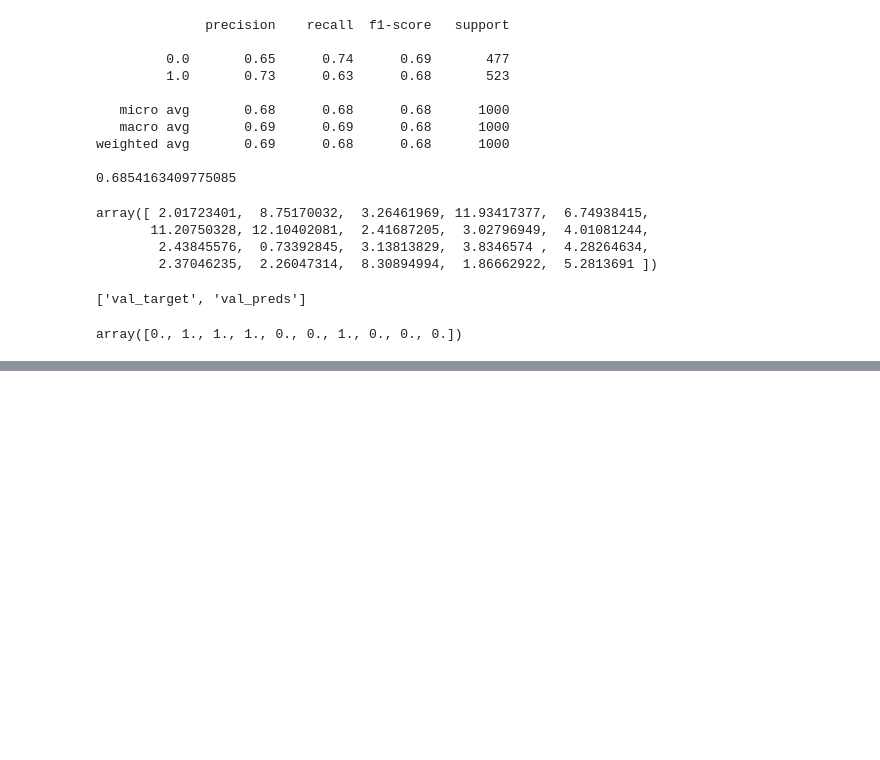
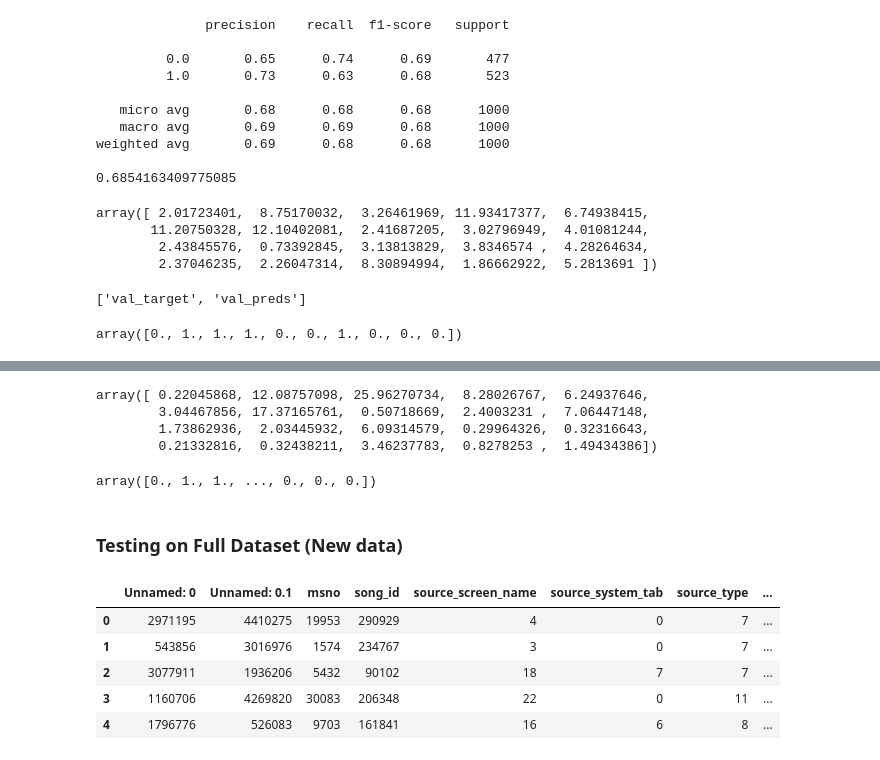
Before and after one commit to yunrulovescoding/CS229, a Jupyter notebook: Gradient Boosting.ipynb, the cells around one changed output, grey strips where cells are left out. Drawn from its saved outputs; the diff is of its cells as text; code cells hidden in the pictures; blank space fills up the shorter version.

```diff
--- a/Gradient Boosting.ipynb
+++ b/Gradient Boosting.ipynb
@@ -344,0 +342,22 @@ weighted avg       0.63      0.63      0.63   1475461
+# %%
+feat_imp
+# %% [output]
+array([ 0.22045868, 12.08757098, 25.96270734,  8.28026767,  6.24937646,
+        3.04467856, 17.37165761,  0.50718669,  2.4003231 ,  7.06447148,
+        1.73862936,  2.03445932,  6.09314579,  0.29964326,  0.32316643,
+        0.21332816,  0.32438211,  3.46237783,  0.8278253 ,  1.49434386])
+# %%
+pred_test_y
+# %% [output]
+array([0., 1., 1., ..., 0., 0., 0.])
+# %% [markdown]
+### Testing on Full Dataset (New data)
+# %%
+train_X = pd.read_csv('new_data/new_train_X.csv')
+train_y = pd.read_csv('new_data/new_train_y.csv')
+
+val_X = pd.read_csv('new_data/new_valid_X.csv')
+val_y = pd.read_csv('new_data/new_valid_y.csv')
+
+test_X = pd.read_csv('new_data/new_test_X.csv')
+test_y = pd.read_csv('new_data/new_test_y.csv')
@@ -344,0 +368,9 @@ weighted avg       0.63      0.63      0.63   1475461
+# %%
+train_X.head()
+# %% [output]
+|  | Unnamed: 0 | Unnamed: 0.1 | msno | song_id | source_screen_name | source_system_tab | source_type | ... |
+| 0 | 2971195 | 4410275 | 19953 | 290929 | 4 | 0 | 7 | ... |
+| 1 | 543856 | 3016976 | 1574 | 234767 | 3 | 0 | 7 | ... |
+| 2 | 3077911 | 1936206 | 5432 | 90102 | 18 | 7 | 7 | ... |
+| 3 | 1160706 | 4269820 | 30083 | 206348 | 22 | 0 | 11 | ... |
+| 4 | 1796776 | 526083 | 9703 | 161841 | 16 | 6 | 8 | ... |
```
Also changed, not shown: parts of 23 cells of this notebook, 6 other files.
